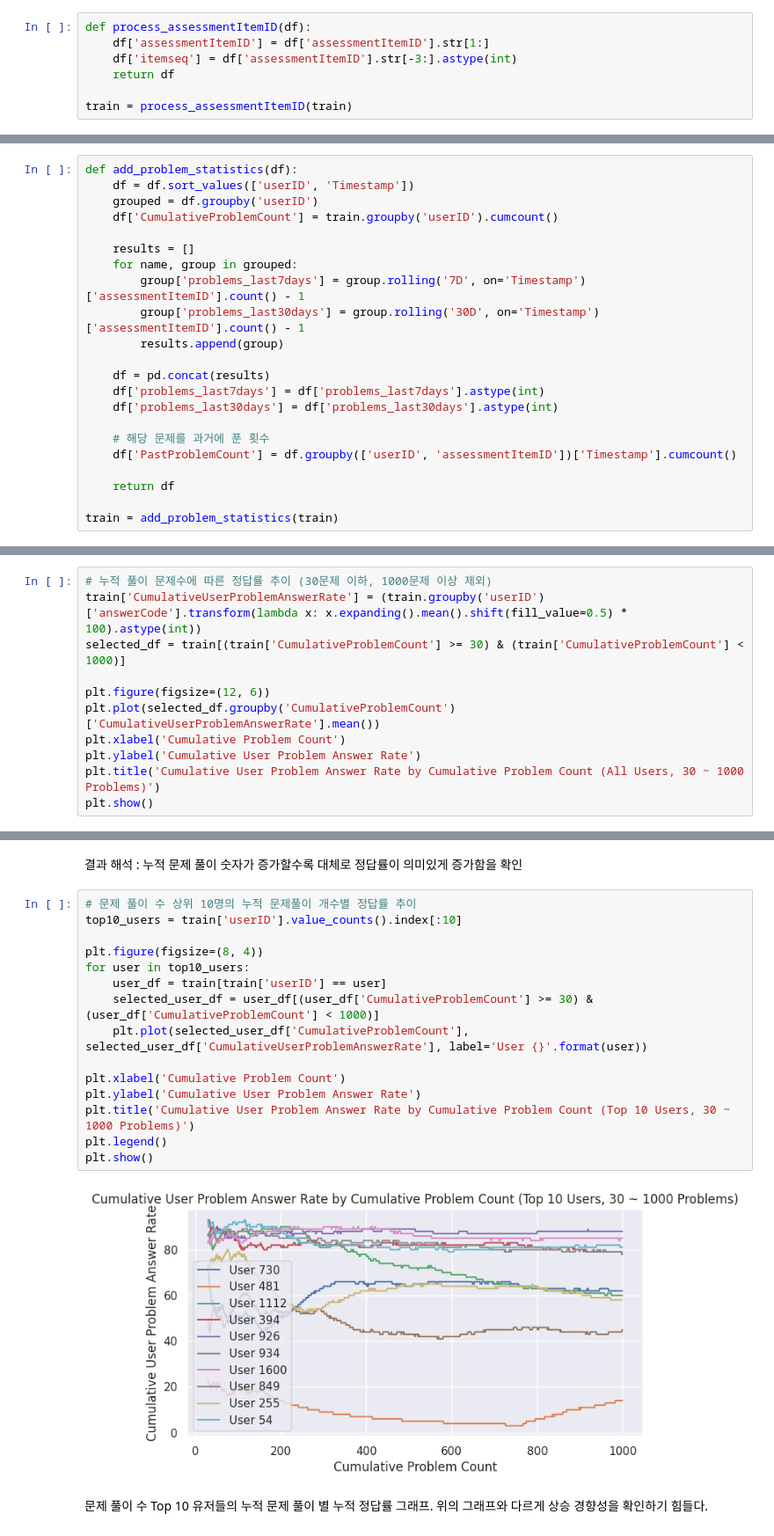
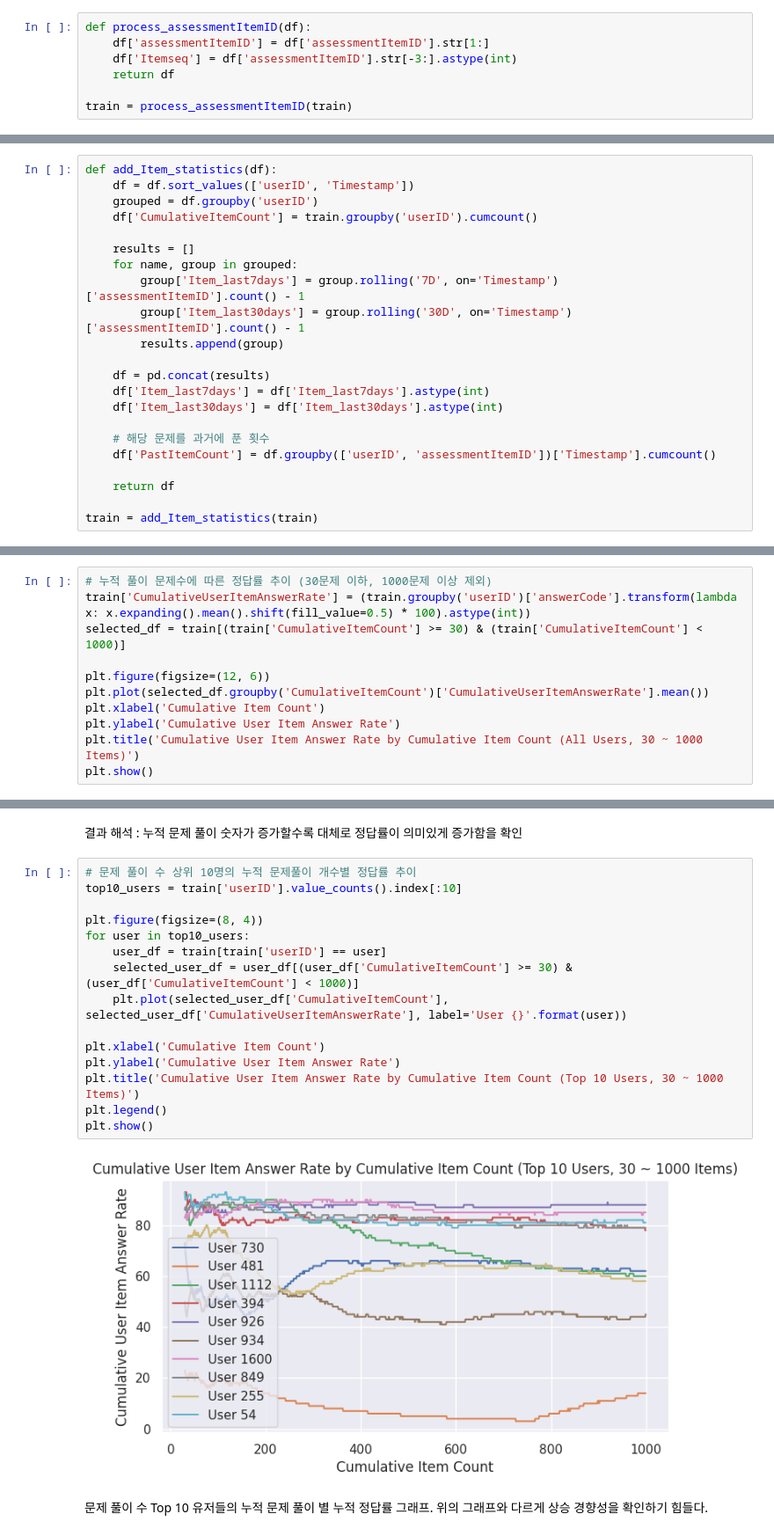
Before and after one commit to boostcampaitech6/level2-dkt-recsys-06, a Jupyter notebook: DKT_EDA.ipynb, the cells around one changed output, grey strips where cells are left out. Shown at 88% size. Drawn from its saved outputs; the diff is of its cells as text.

```diff
--- a/DKT_EDA.ipynb
+++ b/DKT_EDA.ipynb
@@ -114,7 +114,7 @@ A 제거하고 시험번호 및 문제번호만 남김.
 # %%
 def process_assessmentItemID(df):
     df['assessmentItemID'] = df['assessmentItemID'].str[1:]
-    df['itemseq'] = df['assessmentItemID'].str[-3:].astype(int)
+    df['Itemseq'] = df['assessmentItemID'].str[-3:].astype(int)
     return df
 
 train = process_assessmentItemID(train)
@@ -448,38 +448,38 @@ train = add_user_avg_solving_time(train)
 
 5) 처음까지 푼 누적 문제 정답률
 # %%
-def add_problem_statistics(df):
+def add_Item_statistics(df):
     df = df.sort_values(['userID', 'Timestamp'])
     grouped = df.groupby('userID')
-    df['CumulativeProblemCount'] = train.groupby('userID').cumcount()
+    df['CumulativeItemCount'] = train.groupby('userID').cumcount()
 
     results = []
     for name, group in grouped:
-        group['problems_last7days'] = group.rolling('7D', on='Timestamp')['assessmentItemID'].count() - 1
-        group['problems_last30days'] = group.rolling('30D', on='Timestamp')['assessmentItemID'].count() - 1
+        group['Item_last7days'] = group.rolling('7D', on='Timestamp')['assessmentItemID'].count() - 1
+        group['Item_last30days'] = group.rolling('30D', on='Timestamp')['assessmentItemID'].count() - 1
         results.append(group)
 
     df = pd.concat(results)
-    df['problems_last7days'] = df['problems_last7days'].astype(int)
-    df['problems_last30days'] = df['problems_last30days'].astype(int)
+    df['Item_last7days'] = df['Item_last7days'].astype(int)
+    df['Item_last30days'] = df['Item_last30days'].astype(int)
 
     # 해당 문제를 과거에 푼 횟수
-    df['PastProblemCount'] = df.groupby(['userID', 'assessmentItemID'])['Timestamp'].cumcount()
+    df['PastItemCount'] = df.groupby(['userID', 'assessmentItemID'])['Timestamp'].cumcount()
 
     return df
 
-train = add_problem_statistics(train)
+train = add_Item_statistics(train)
 # %% [markdown]
 ## 시각화를 통한 EDA 결과 확인
 # %%
 # 누적 풀이 문제수에 따른 정답률 추이 (30문제 이하, 1000문제 이상 제외)
-train['CumulativeUserProblemAnswerRate'] = (train.groupby('userID')['answerCode'].transform(lambda x: x.expanding().mean().shift(fill_value=0.5) * 100).astype(int))
-selected_df = train[(train['CumulativeProblemCount'] >= 30) & (train['CumulativeProblemCount'] < 1000)]
+train['CumulativeUserItemAnswerRate'] = (train.groupby('userID')['answerCode'].transform(lambda x: x.expanding().mean().shift(fill_value=0.5) * 100).astype(int))
+selected_df = train[(train['CumulativeItemCount'] >= 30) & (train['CumulativeItemCount'] < 1000)]
 
 plt.figure(figsize=(12, 6))
-plt.plot(selected_df.groupby('CumulativeProblemCount')['CumulativeUserProblemAnswerRate'].mean())
-plt.xlabel('Cumulative Problem Count')
-plt.ylabel('Cumulative User Problem Answer Rate')
-plt.title('Cumulative User Problem Answer Rate by Cumulative Problem Count (All Users, 30 ~ 1000 Problems)')
+plt.plot(selected_df.groupby('CumulativeItemCount')['CumulativeUserItemAnswerRate'].mean())
+plt.xlabel('Cumulative Item Count')
+plt.ylabel('Cumulative User Item Answer Rate')
+plt.title('Cumulative User Item Answer Rate by Cumulative Item Count (All Users, 30 ~ 1000 Items)')
 plt.show()
 # %% [output]
@@ -489,20 +489,20 @@ plt.show()
 # %%
 # 문제 풀이 수 상위 10명의 누적 문제풀이 개수별 정답률 추이
 top10_users = train['userID'].value_counts().index[:10]
 
 plt.figure(figsize=(8, 4))
 for user in top10_users:
     user_df = train[train['userID'] == user]
-    selected_user_df = user_df[(user_df['CumulativeProblemCount'] >= 30) & (user_df['CumulativeProblemCount'] < 1000)]
-    plt.plot(selected_user_df['CumulativeProblemCount'], selected_user_df['CumulativeUserProblemAnswerRate'], label='User {}'.format(user))
+    selected_user_df = user_df[(user_df['CumulativeItemCount'] >= 30) & (user_df['CumulativeItemCount'] < 1000)]
+    plt.plot(selected_user_df['CumulativeItemCount'], selected_user_df['CumulativeUserItemAnswerRate'], label='User {}'.format(user))
 
-plt.xlabel('Cumulative Problem Count')
-plt.ylabel('Cumulative User Problem Answer Rate')
-plt.title('Cumulative User Problem Answer Rate by Cumulative Problem Count (Top 10 Users, 30 ~ 1000 Problems)')
+plt.xlabel('Cumulative Item Count')
+plt.ylabel('Cumulative User Item Answer Rate')
+plt.title('Cumulative User Item Answer Rate by Cumulative Item Count (Top 10 Users, 30 ~ 1000 Items)')
 plt.legend()
 plt.show()
 # %% [output]
-[figure, old version]
+[figure, new version]
 # %% [markdown]
 문제 풀이 수 Top 10 유저들의 누적 문제 풀이 별 누적 정답률 그래프. 위의 그래프와 다르게 상승 경향성을 확인하기 힘들다.
 # %%
```
Also changed, not shown: parts of 19 cells of this notebook.
